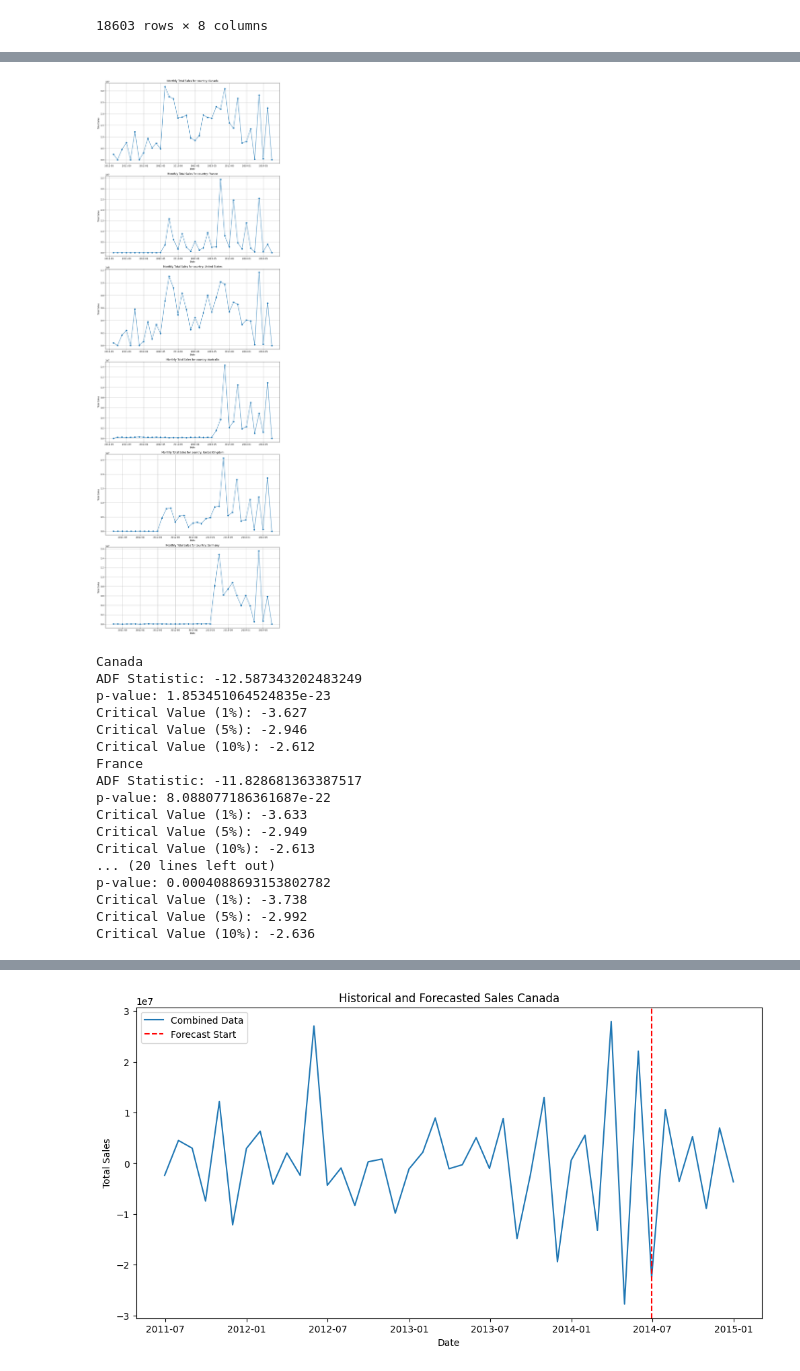
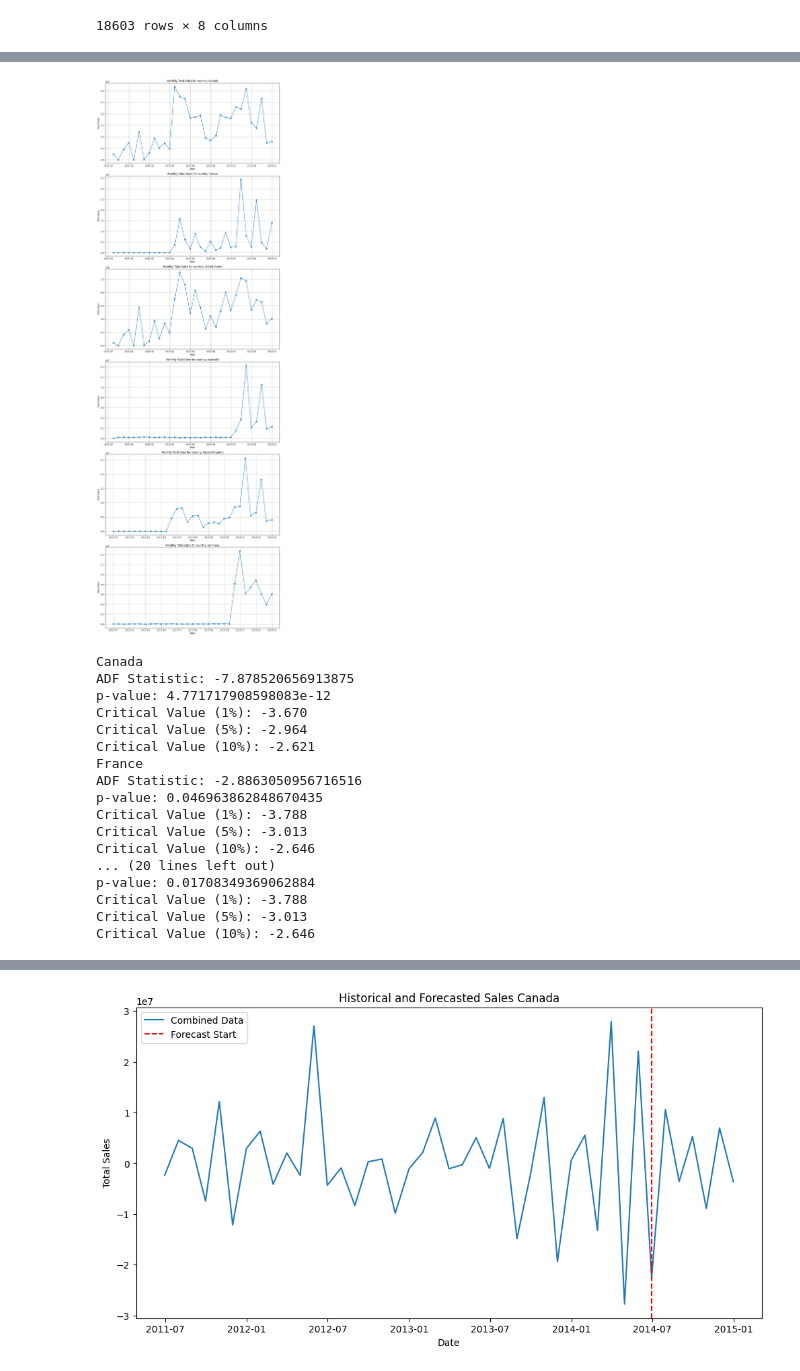
Before and after one commit to ga1nang/curent_topic, a Jupyter notebook: arima_country.ipynb, the cells around one changed output, grey strips where cells are left out. Cells and saved outputs as stored; diff of their text form; code cells hidden in the pictures.

```diff
--- a/arima_country.ipynb
+++ b/arima_country.ipynb
@@ -41,4 +48,4 @@ sales_data.head()
 | 2011-05-31 | 1 | 3399.9900 | 3399.9900 | 3756.9890 | Bikes | Australia | 5.977815e+06 | 2.278549e+06 |
 # %%
 countries = sales_data['Country'].unique()
-countries
+countries = list(countries)
@@ -65,16 +69,30 @@ sales_data_country[countries[0]]
 | 2014-06-30 | 1 | 159.00 | 159.00 | 209.9169 | Accessories | Canada | 6.771829e+06 | 5693988.86 |
 | 2014-06-30 | 1 | 8.99 | 8.99 | 209.9169 | Clothing | Canada | 6.771829e+06 | 5693988.86 |
 18603 rows × 8 columns
+# %%
+def train_test_split_country(sales_data_country):
+    combine_train_test = {
+        country: data['TotalDue'].resample('ME').sum() for country, data in sales_data_country.items()
+    }
+
+
+    train_monthly_sales_by_country = {
+        country: data['TotalDue'].resample('ME').sum()[:-6] for country, data in sales_data_country.items()
+    }
+
+    test_monthly_sales_by_country = {
+        country: data['TotalDue'].resample('ME').sum()[-6:] for country, data in sales_data_country.items()
+    }
+
+    return (combine_train_test, train_monthly_sales_by_country, test_monthly_sales_by_country)
 # %%
 # Resample 'TotalDue' for each country in the dictionary
-monthly_sales_by_country = {
-    country: data['TotalDue'].resample('ME').sum() for country, data in sales_data_country.items()
-}
+combined_data, train_data, test_data = train_test_split_country(sales_data_country)
 
 # Example: Access the resampled data for the first country
 first_country = countries[0]
 print(f"Monthly sales for country '{first_country}':")
-print(monthly_sales_by_country[first_country])
+print(train_data[first_country])
 # %% [output]
 Monthly sales for country 'Canada':
 datetime
@@ -96,21 +125,21 @@ Freq: ME, Name: TotalDue, dtype: float64
 # %%
 n_countries = len(countries)  # Total number of countries
 
 plt.figure(figsize=(12, 6 * n_countries))  # Adjust figure size dynamically based on the number of countries
 
-for i, (country, monthly_sales) in enumerate(monthly_sales_by_country.items(), 1):
+for i, (country, monthly_sales) in enumerate(train_data.items(), 1):
     plt.subplot(n_countries, 1, i)
     plt.plot(monthly_sales, marker='o', linestyle='-')
     plt.title(f"Monthly Total Sales for country: {country}")
     plt.xlabel("Date")
     plt.ylabel("Total Sales")
     plt.grid(True)
 
 # Adjust layout
 plt.tight_layout()
 plt.show()
 # %% [output]
-[figure, old version]
+[figure, new version]
 # %%
 def adf_test(series):
     """
@@ -125,24 +154,24 @@ def adf_test(series):
 
 
 # Perform ADF test
-for (country, data) in monthly_sales_by_country.items():
+for (country, data) in train_data.items():
     print(f'{country}')
     adf_test(data)
 # %% [output]
 Canada
-ADF Statistic: -12.587343202483249
-p-value: 1.853451064524835e-23
-Critical Value (1%): -3.627
-Critical Value (5%): -2.946
-Critical Value (10%): -2.612
+ADF Statistic: -7.878520656913875
+p-value: 4.771717908598083e-12
+Critical Value (1%): -3.670
+Critical Value (5%): -2.964
+Critical Value (10%): -2.621
 France
-ADF Statistic: -11.828681363387517
-p-value: 8.088077186361687e-22
-Critical Value (1%): -3.633
-Critical Value (5%): -2.949
-Critical Value (10%): -2.613
+ADF Statistic: -2.8863050956716516
+p-value: 0.046963862848670435
+Critical Value (1%): -3.788
+Critical Value (5%): -3.013
+Critical Value (10%): -2.646
 ... (20 lines left out)
-p-value: 0.0004088693153802782
-Critical Value (1%): -3.738
-Critical Value (5%): -2.992
-Critical Value (10%): -2.636
+p-value: 0.01708349369062884
+Critical Value (1%): -3.788
+Critical Value (5%): -3.013
+Critical Value (10%): -2.646
```
Also changed, not shown: parts of 38 cells of this notebook.
